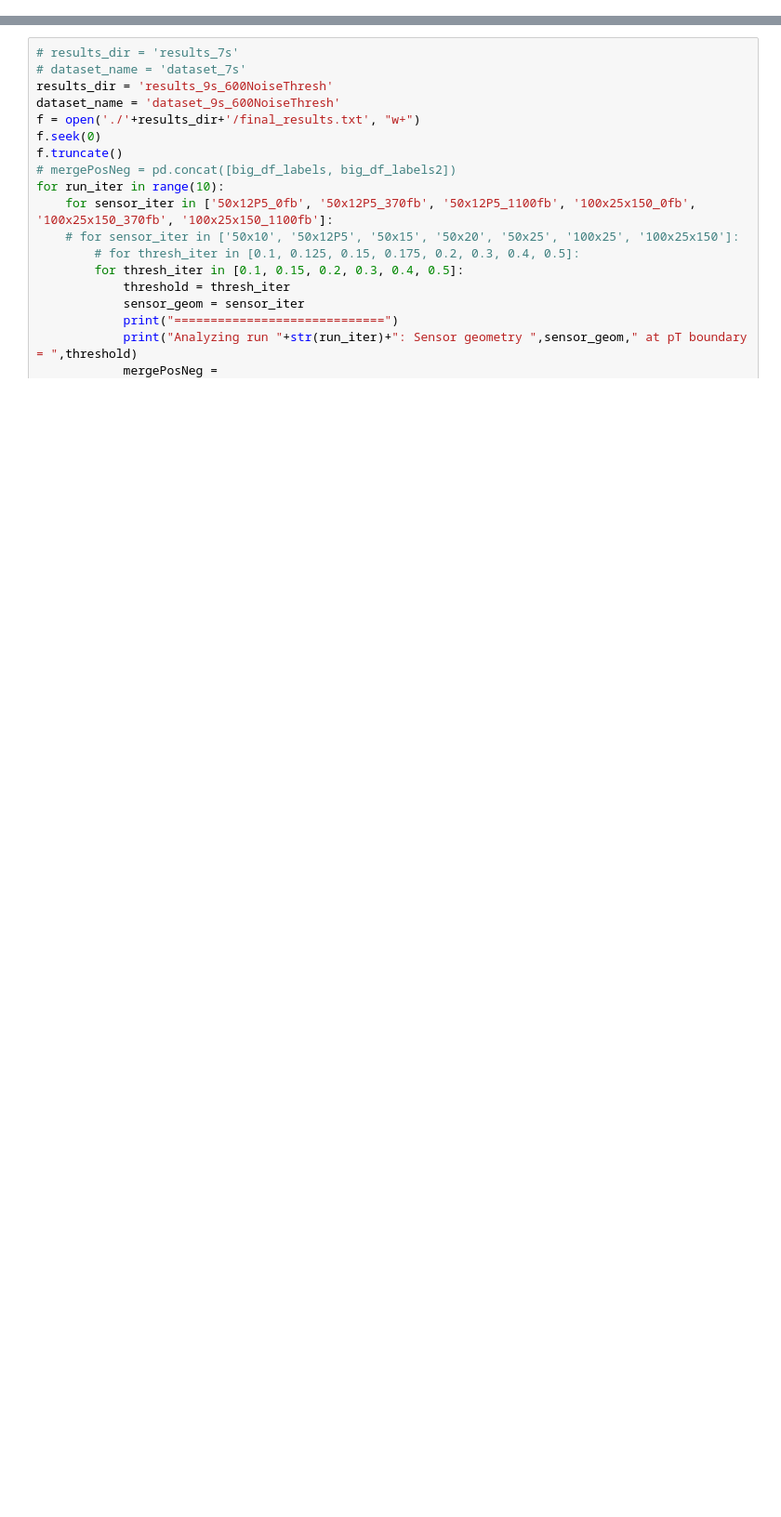
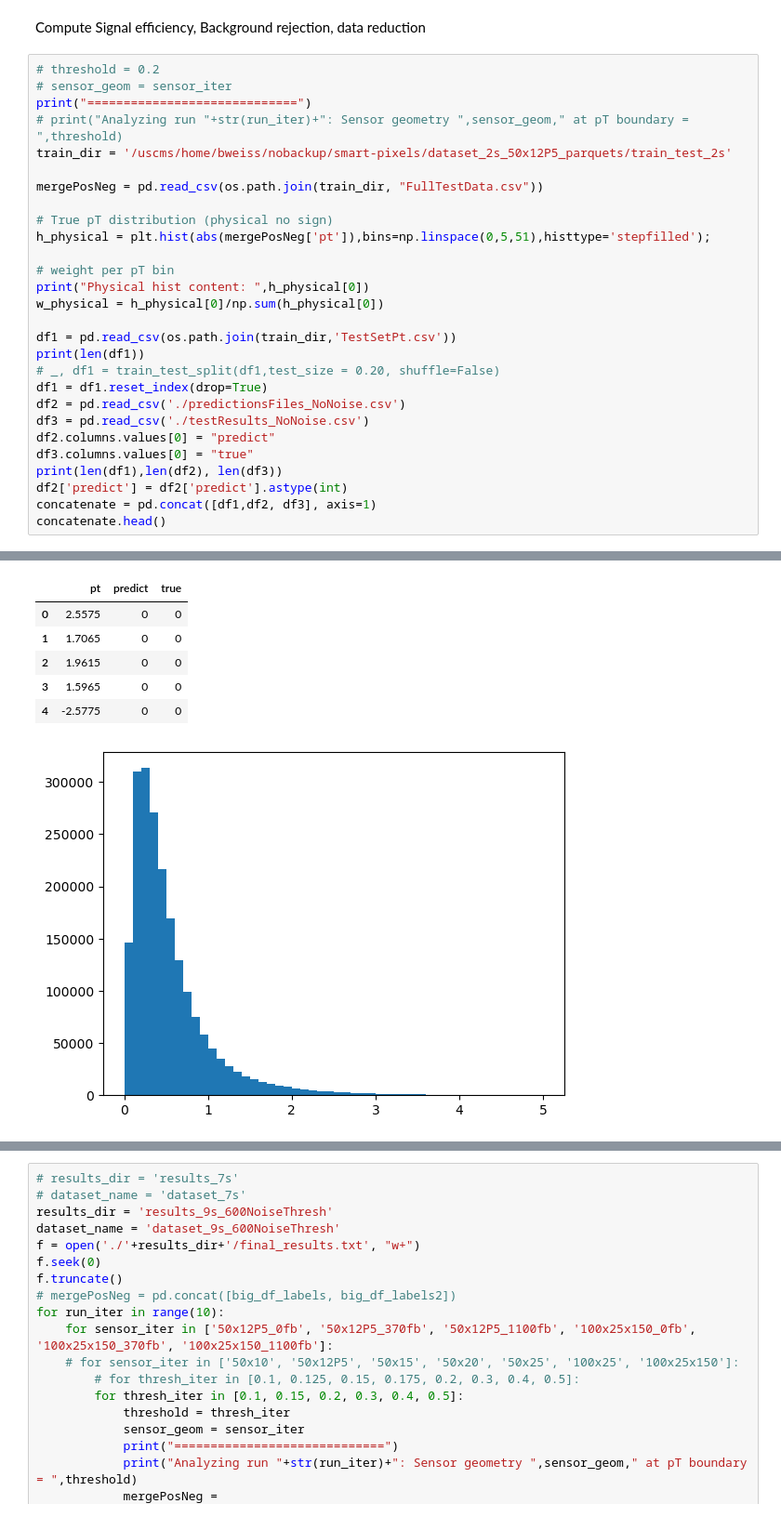
Before and after one commit to weissben2000/filter, a Jupyter notebook: data_reduction.ipynb, the cells around one changed output, grey strips where cells are left out. Shown at 93% size. Drawn from its saved outputs; the diff is of its cells as text; blank space fills up the shorter version.

```diff
--- a/data_reduction.ipynb
+++ b/data_reduction.ipynb
@@ -9,0 +11,31 @@ import numpy as np
+# %% [markdown]
+Compute Signal efficiency, Background rejection, data reduction
+# %%
+# threshold = 0.2
+# sensor_geom = sensor_iter
+print("=============================")
+# print("Analyzing run "+str(run_iter)+": Sensor geometry ",sensor_geom," at pT boundary = ",threshold)
+train_dir = '/uscms/home/bweiss/nobackup/smart-pixels/dataset_2s_50x12P5_parquets/train_test_2s'
+
+mergePosNeg = pd.read_csv(os.path.join(train_dir, "FullTestData.csv"))
+
+# True pT distribution (physical no sign)
+h_physical = plt.hist(abs(mergePosNeg['pt']),bins=np.linspace(0,5,51),histtype='stepfilled');
+
+# weight per pT bin
+print("Physical hist content: ",h_physical[0])
+w_physical = h_physical[0]/np.sum(h_physical[0])
+
+df1 = pd.read_csv(os.path.join(train_dir,'TestSetPt.csv'))
+print(len(df1))
+# _, df1 = train_test_split(df1,test_size = 0.20, shuffle=False)
+df1 = df1.reset_index(drop=True)
+df2 = pd.read_csv('./predictionsFiles_NoNoise.csv')
+df3 = pd.read_csv('./testResults_NoNoise.csv')
+df2.columns.values[0] = "predict"
+df3.columns.values[0] = "true"
+print(len(df1),len(df2), len(df3))
+df2['predict'] = df2['predict'].astype(int)
+concatenate = pd.concat([df1,df2, df3], axis=1)
+concatenate.head()
+# %% [output]
@@ -9,0 +54,7 @@ import numpy as np
+|  | pt | predict | true |
+| 0 | 2.5575 | 0 | 0 |
+| 1 | 1.7065 | 0 | 0 |
+| 2 | 1.9615 | 0 | 0 |
+| 3 | 1.5965 | 0 | 0 |
+| 4 | -2.5775 | 0 | 0 |
+[figure, added]
```
Also changed, not shown: parts of 5 cells of this notebook, 2 other files.
